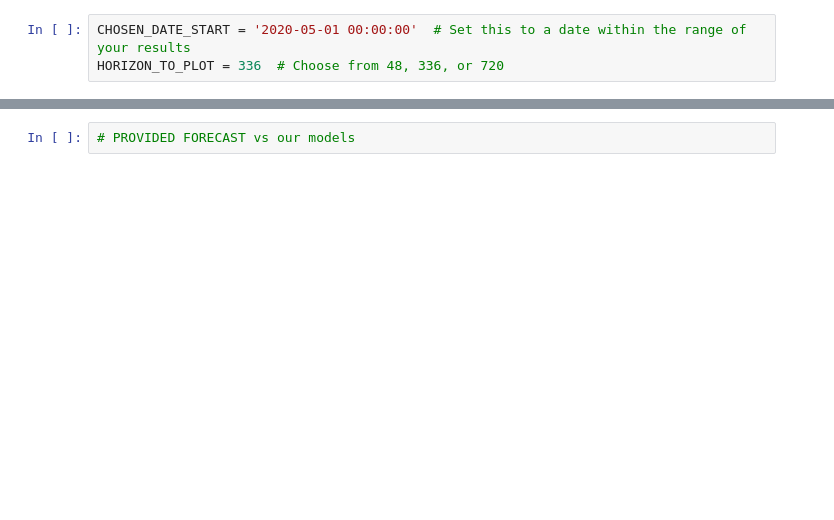
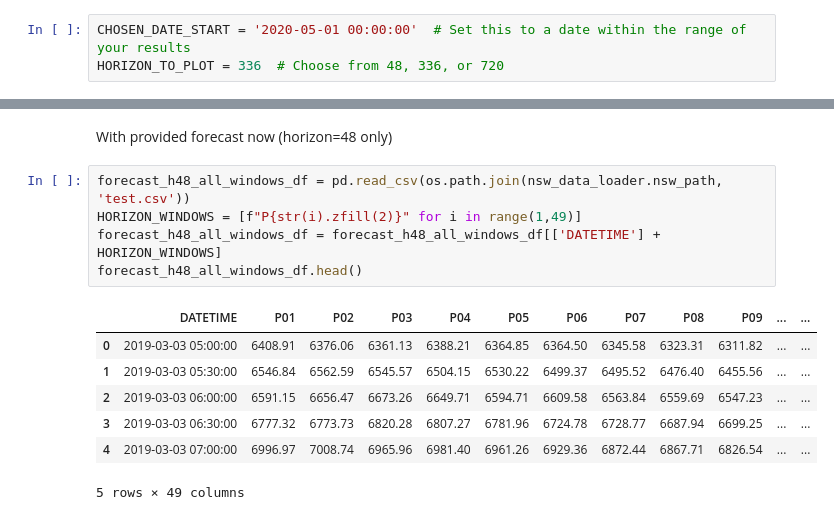
Before and after one commit to laukamkit/capstone_project_GroupA, a Jupyter notebook: src/model_plots.ipynb, the cells around one changed output, grey strips where cells are left out. Drawn from its saved outputs; the diff is of its cells as text; blank space fills up the shorter version.

```diff
--- a/src/model_plots.ipynb
+++ b/src/model_plots.ipynb
@@ -45,2 +47,15 @@ plot_predictions(results_dict, HORIZON_TO_PLOT, CHOSEN_DATE_START)
+# %% [markdown]
+With provided forecast now (horizon=48 only)
 # %%
-# PROVIDED FORECAST vs our models
+forecast_h48_all_windows_df = pd.read_csv(os.path.join(nsw_data_loader.nsw_path, 'test.csv'))
+HORIZON_WINDOWS = [f"P{str(i).zfill(2)}" for i in range(1,49)]
+forecast_h48_all_windows_df = forecast_h48_all_windows_df[['DATETIME'] + HORIZON_WINDOWS]
+forecast_h48_all_windows_df.head()
+# %% [output]
+|  | DATETIME | P01 | P02 | P03 | P04 | P05 | P06 | P07 | P08 | P09 | ... | ... |
+| 0 | 2019-03-03 05:00:00 | 6408.91 | 6376.06 | 6361.13 | 6388.21 | 6364.85 | 6364.50 | 6345.58 | 6323.31 | 6311.82 | ... | ... |
+| 1 | 2019-03-03 05:30:00 | 6546.84 | 6562.59 | 6545.57 | 6504.15 | 6530.22 | 6499.37 | 6495.52 | 6476.40 | 6455.56 | ... | ... |
+| 2 | 2019-03-03 06:00:00 | 6591.15 | 6656.47 | 6673.26 | 6649.71 | 6594.71 | 6609.58 | 6563.84 | 6559.69 | 6547.23 | ... | ... |
+| 3 | 2019-03-03 06:30:00 | 6777.32 | 6773.73 | 6820.28 | 6807.27 | 6781.96 | 6724.78 | 6728.77 | 6687.94 | 6699.25 | ... | ... |
+| 4 | 2019-03-03 07:00:00 | 6996.97 | 7008.74 | 6965.96 | 6981.40 | 6961.26 | 6929.36 | 6872.44 | 6867.71 | 6826.54 | ... | ... |
+5 rows × 49 columns
```
Also changed, not shown: parts of 13 cells of this notebook.
